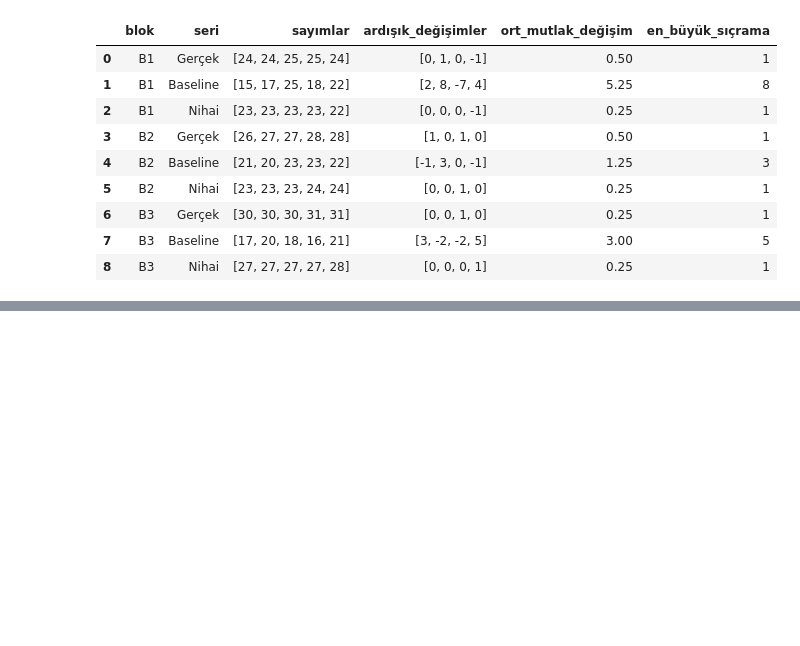
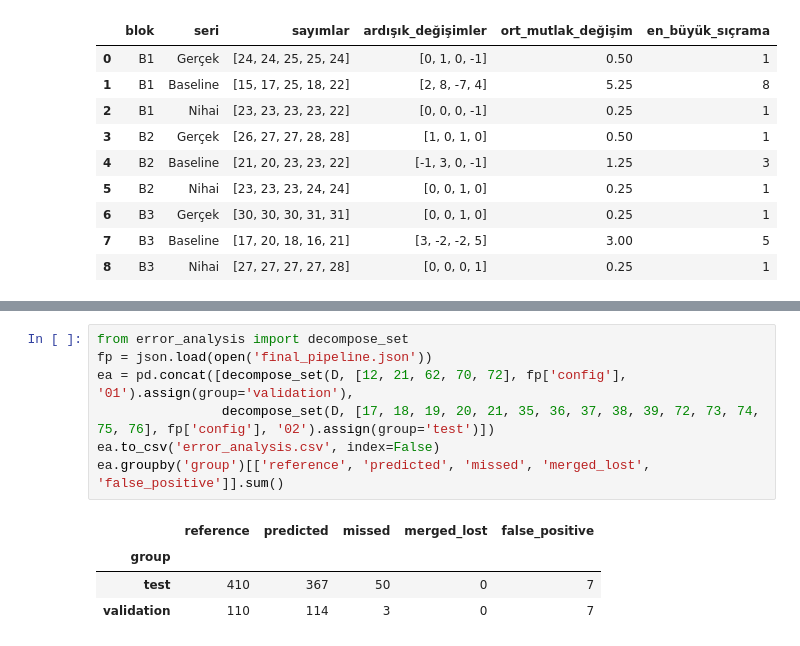
Before and after one commit to nursedaburkuk/goruntu-isleme-midterm, a Jupyter notebook: main.ipynb, the cells around one changed output, grey strips where cells are left out. Saved outputs shown, nothing was run; the diff lists cells and outputs as text; blank space fills up the shorter version.

```diff
--- a/main.ipynb
+++ b/main.ipynb
@@ -295,0 +300,12 @@ temporal = pd.DataFrame(rows); temporal.to_csv('temporal_analysis.csv', index=Fa
+# %%
+from error_analysis import decompose_set
+fp = json.load(open('final_pipeline.json'))
+ea = pd.concat([decompose_set(D, [12, 21, 62, 70, 72], fp['config'], '01').assign(group='validation'),
+                decompose_set(D, [17, 18, 19, 20, 21, 35, 36, 37, 38, 39, 72, 73, 74, 75, 76], fp['config'], '02').assign(group='test')])
+ea.to_csv('error_analysis.csv', index=False)
+ea.groupby('group')[['reference', 'predicted', 'missed', 'merged_lost', 'false_positive']].sum()
+# %% [output]
+|  | reference | predicted | missed | merged_lost | false_positive |
+| group |  |  |  |  |  |
+| test | 410 | 367 | 50 | 0 | 7 |
+| validation | 110 | 114 | 3 | 0 | 7 |
```
Also changed, not shown: parts of 3 cells of this notebook, 6 other files.
